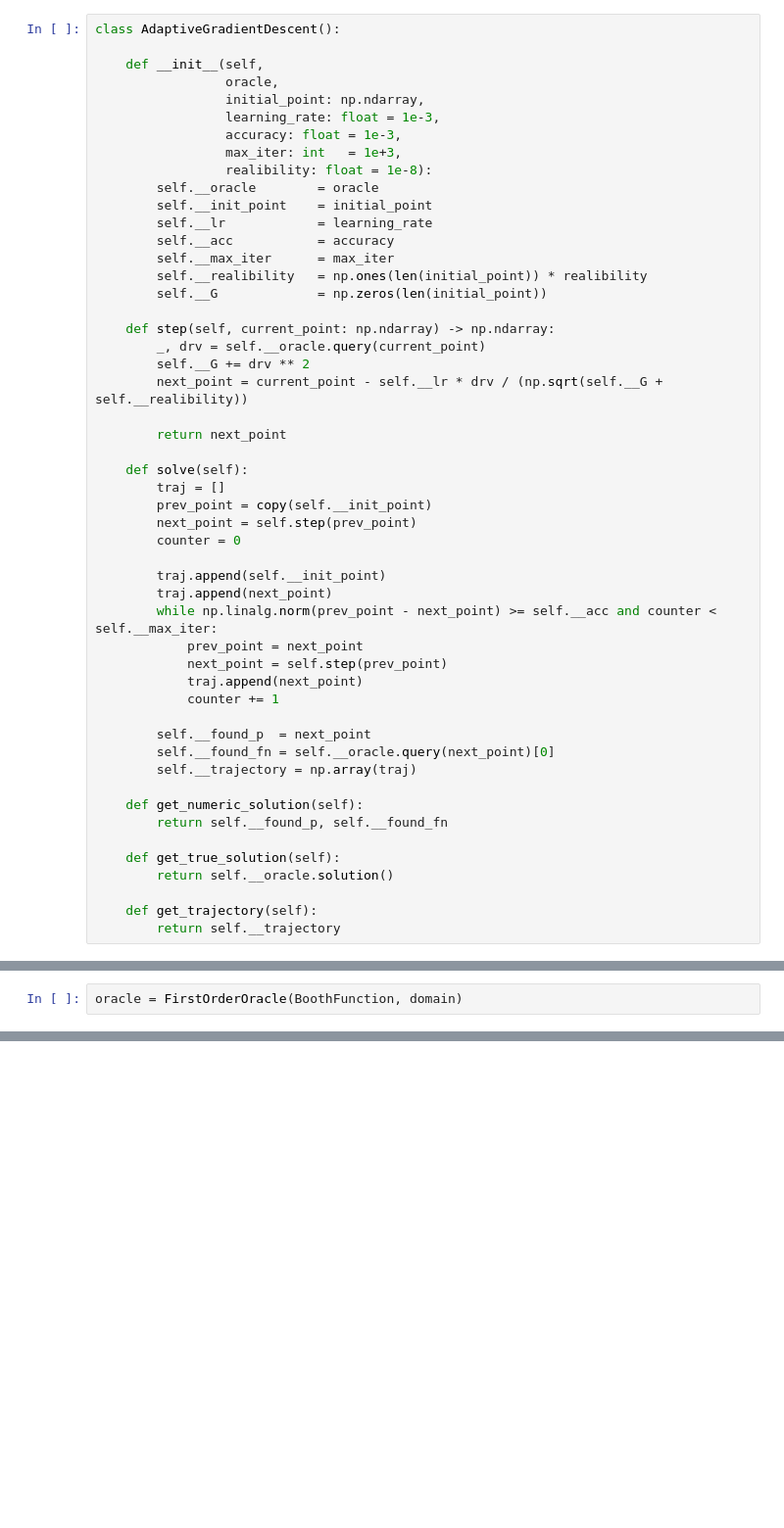
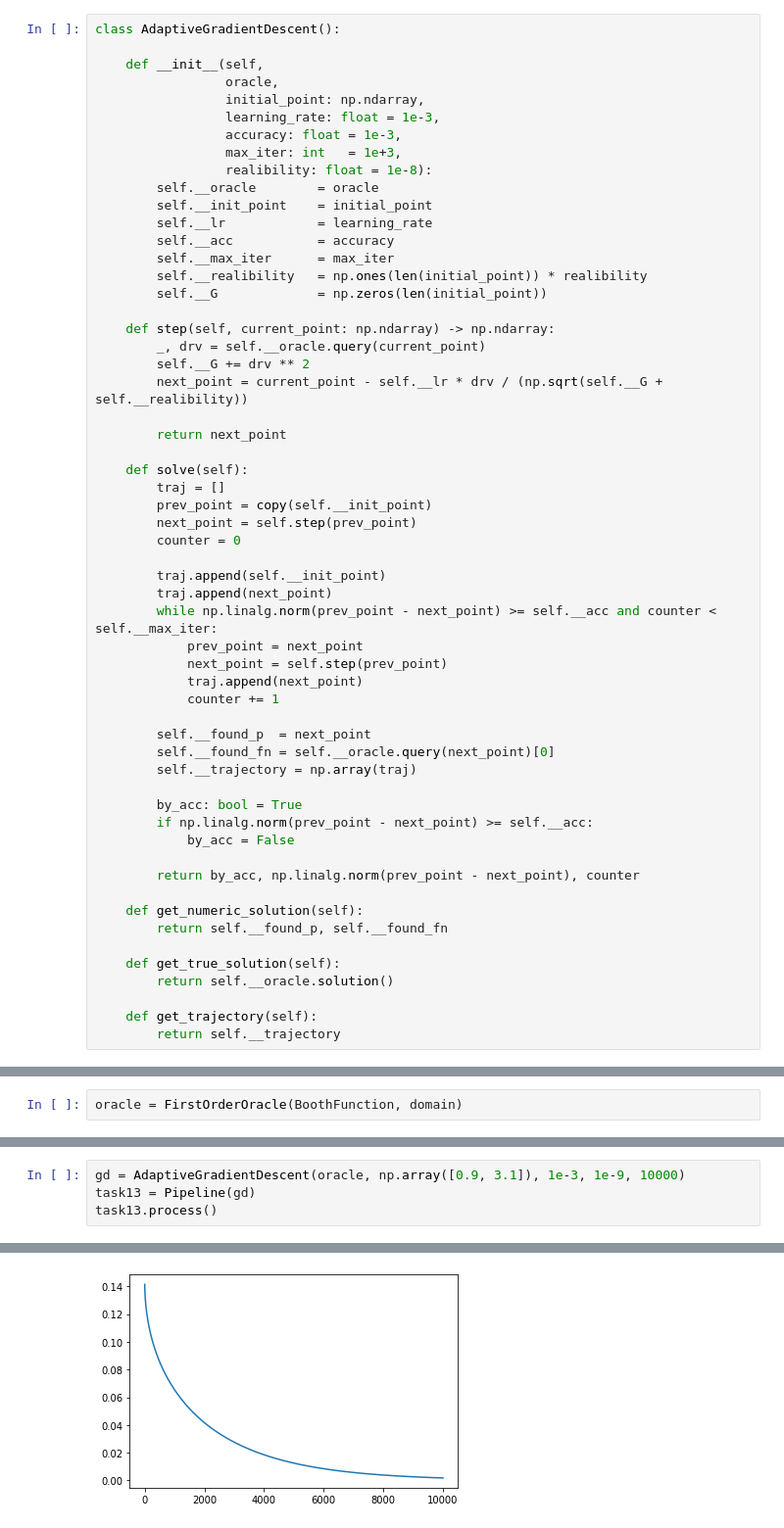
Before and after one commit to paveladim/ml-mai-2023, a Jupyter notebook: LabWork1/lab_work_1.ipynb, the cells around one changed output, grey strips where cells are left out. Shown at 98% size. Saved outputs shown, nothing was run; the diff lists cells and outputs as text; blank space fills up the shorter version.

```diff
--- a/LabWork1/lab_work_1.ipynb
+++ b/LabWork1/lab_work_1.ipynb
@@ -246,6 +249,12 @@ class AdaptiveGradientDescent():
         self.__found_fn = self.__oracle.query(next_point)[0]
         self.__trajectory = np.array(traj)
 
+        by_acc: bool = True
+        if np.linalg.norm(prev_point - next_point) >= self.__acc:
+            by_acc = False
+
+        return by_acc, np.linalg.norm(prev_point - next_point), counter
+
     def get_numeric_solution(self):
         return self.__found_p, self.__found_fn
 
@@ -319,0 +343,5 @@ KeyboardInterrupt:
+# %%
+gd = AdaptiveGradientDescent(oracle, np.array([0.9, 3.1]), 1e-3, 1e-9, 10000)
+task13 = Pipeline(gd)
+task13.process()
+# %% [output]
@@ -319,0 +352 @@ KeyboardInterrupt:
+[figure, added]
```
Also changed, not shown: parts of 19 cells of this notebook.
